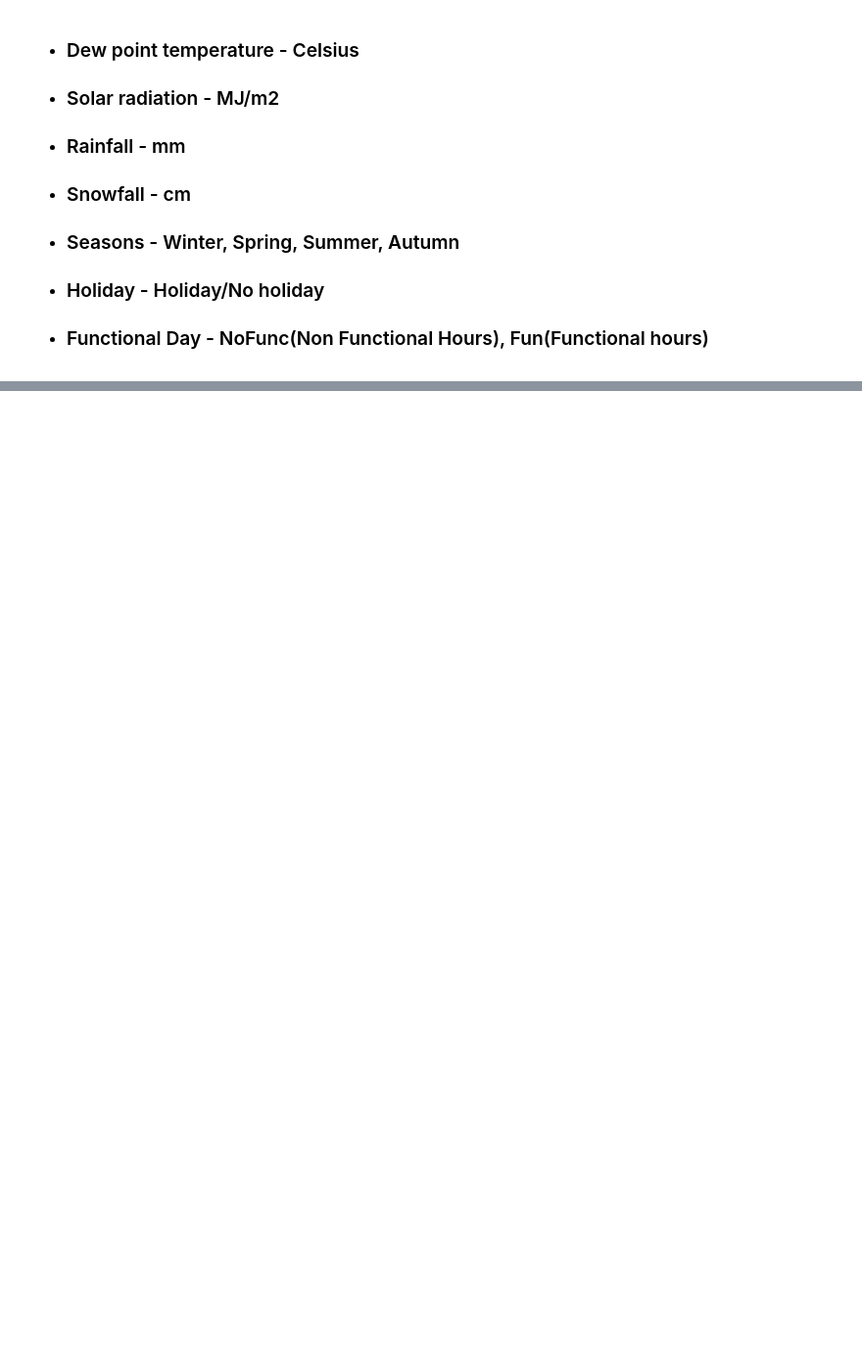
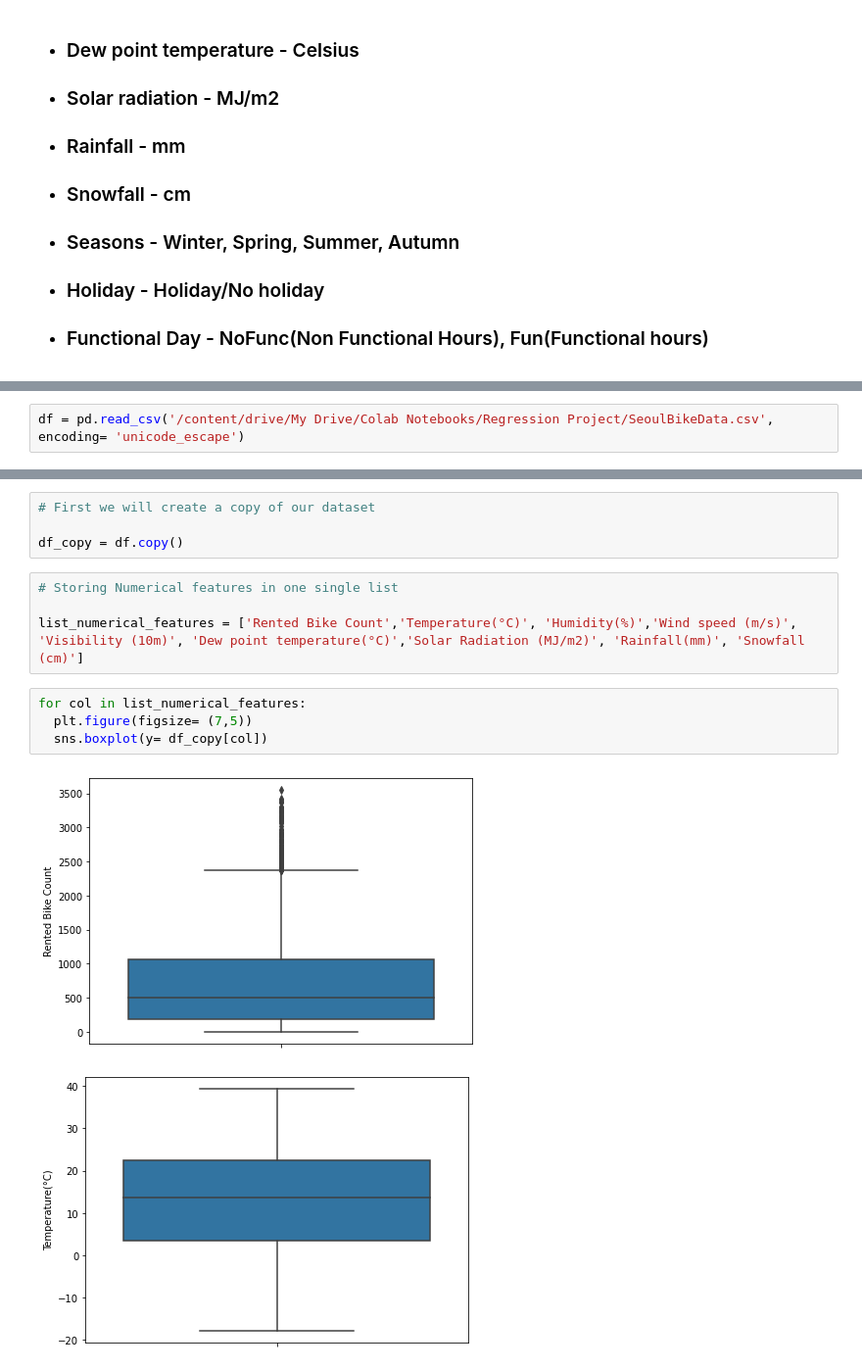
Before and after one commit to sagar2582/Capstone-2-Seoul-Bike-Sharing-Demand-Prediction, a Jupyter notebook: Seoul_Bike_Sharing_Demand_Prediction.ipynb, the cells around one changed output, grey strips where cells are left out. Shown: that part at 98% size. Cells and saved outputs as stored; diff of their text form; blank space fills up the shorter version.

Commit message:
2nd Commit - Data Inspection, Pre-Processing of data and outlier Removal

```diff
--- a/Seoul_Bike_Sharing_Demand_Prediction.ipynb
+++ b/Seoul_Bike_Sharing_Demand_Prediction.ipynb
@@ -30,0 +49,2 @@
+# %%
+df = pd.read_csv('/content/drive/My Drive/Colab Notebooks/Regression Project/SeoulBikeData.csv', encoding= 'unicode_escape')
@@ -30,0 +203,15 @@
+# %%
+# First we will create a copy of our dataset
+
+df_copy = df.copy()
+# %%
+# Storing Numerical features in one single list
+
+list_numerical_features = ['Rented Bike Count','Temperature(°C)', 'Humidity(%)','Wind speed (m/s)', 'Visibility (10m)', 'Dew point temperature(°C)','Solar Radiation (MJ/m2)', 'Rainfall(mm)', 'Snowfall (cm)']
+# %%
+for col in list_numerical_features:
+  plt.figure(figsize= (7,5))
+  sns.boxplot(y= df_copy[col])
+# %% [output]
+[figure, added]
+[figure, added]
```
Also changed, not shown: parts of 30 cells of this notebook.
